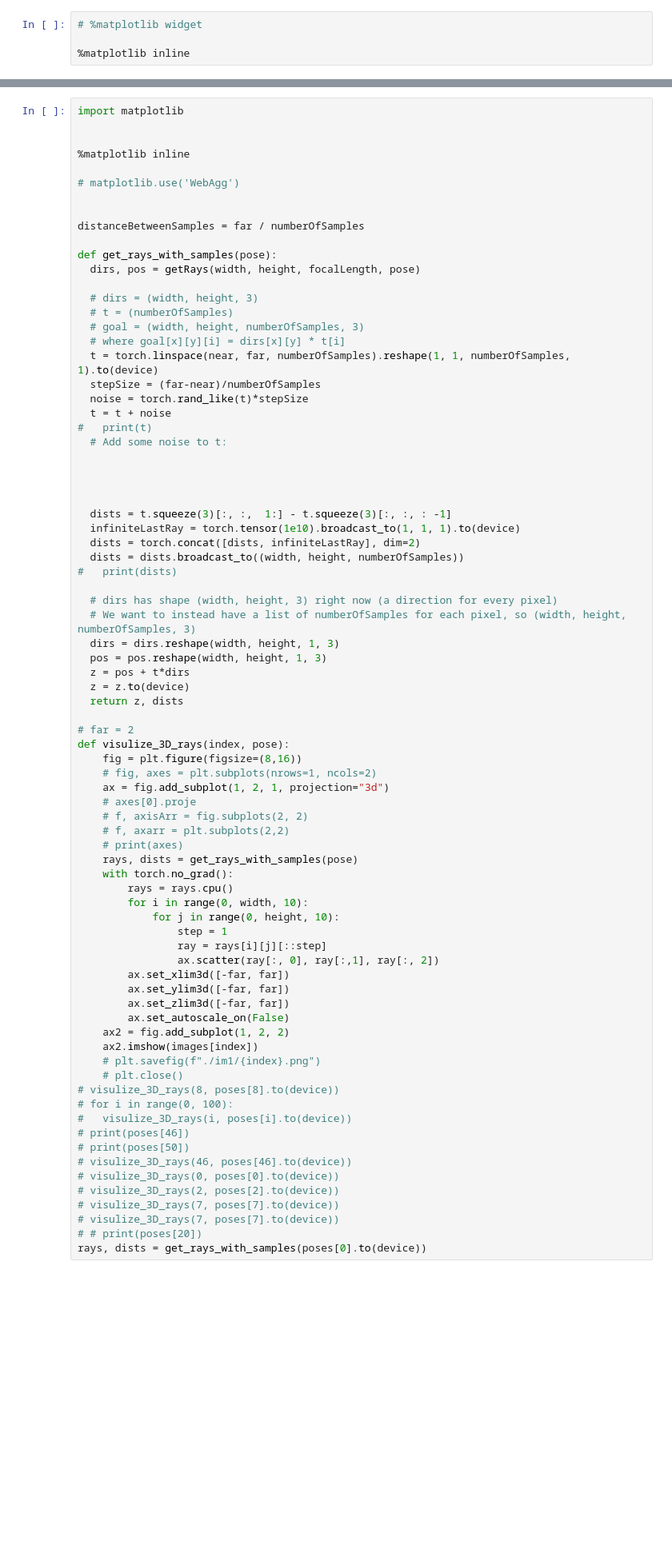
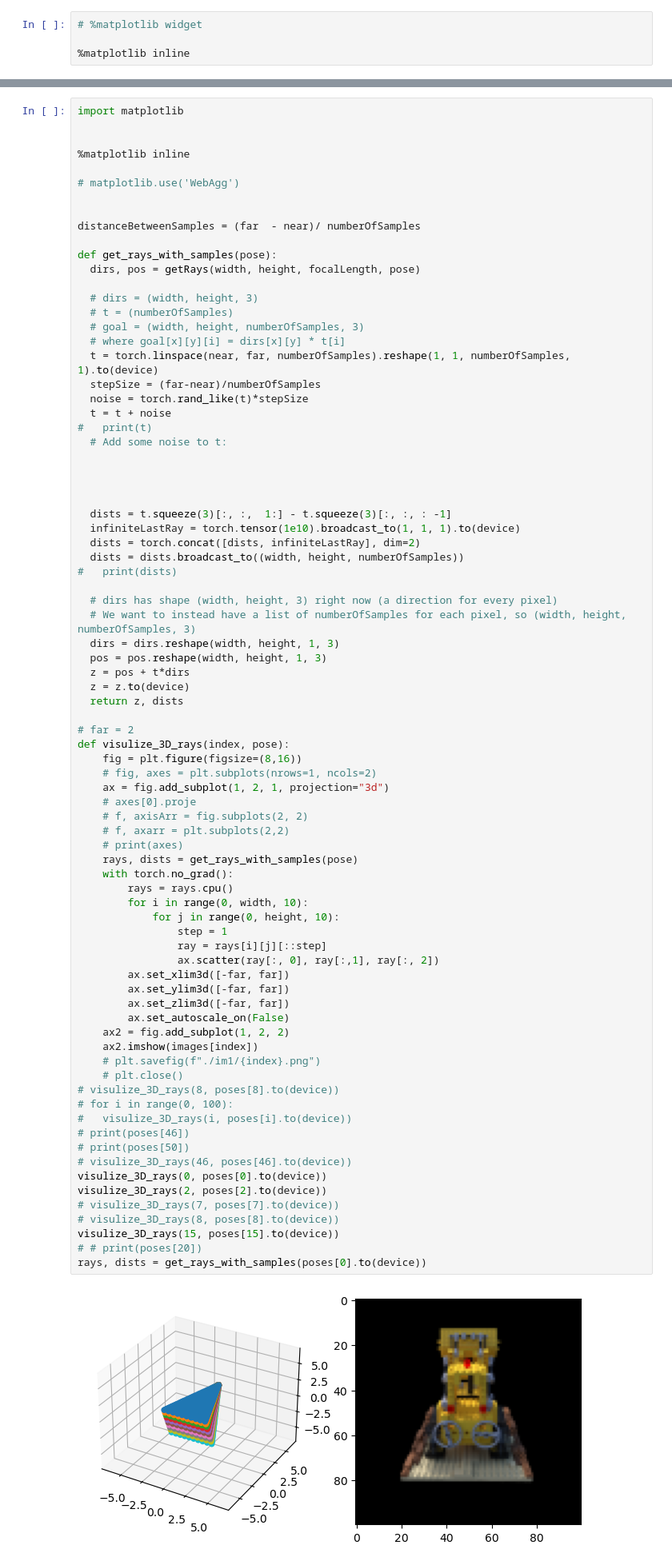
Before and after one commit to shahanneda/NeRfFromScratch, a Jupyter notebook: 3d_image.ipynb, the cells around one changed output, grey strips where cells are left out. Shown at 80% size. Drawn from its saved outputs; the diff is of its cells as text; blank space fills up the shorter version.

```diff
--- a/3d_image.ipynb
+++ b/3d_image.ipynb
@@ -134,7 +91,7 @@ import matplotlib
 # matplotlib.use('WebAgg')
 
 
-distanceBetweenSamples = far / numberOfSamples
+distanceBetweenSamples = (far  - near)/ numberOfSamples
 
 def get_rays_with_samples(pose):
   dirs, pos = getRays(width, height, focalLength, pose)
@@ -174,33 +131,36 @@ def visulize_3D_rays(index, pose):
     ax = fig.add_subplot(1, 2, 1, projection="3d")
     # axes[0].proje
     # f, axisArr = fig.subplots(2, 2)
     # f, axarr = plt.subplots(2,2)
     # print(axes)
     rays, dists = get_rays_with_samples(pose)
     with torch.no_grad():
         rays = rays.cpu()
         for i in range(0, width, 10):
             for j in range(0, height, 10):
                 step = 1
                 ray = rays[i][j][::step]
                 ax.scatter(ray[:, 0], ray[:,1], ray[:, 2])
         ax.set_xlim3d([-far, far])
         ax.set_ylim3d([-far, far])
         ax.set_zlim3d([-far, far])
         ax.set_autoscale_on(False)
     ax2 = fig.add_subplot(1, 2, 2)
     ax2.imshow(images[index])
     # plt.savefig(f"./im1/{index}.png")
     # plt.close()
 # visulize_3D_rays(8, poses[8].to(device))
 # for i in range(0, 100):
 #   visulize_3D_rays(i, poses[i].to(device))
 # print(poses[46])
 # print(poses[50])
 # visulize_3D_rays(46, poses[46].to(device))
-# visulize_3D_rays(0, poses[0].to(device))
-# visulize_3D_rays(2, poses[2].to(device))
+visulize_3D_rays(0, poses[0].to(device))
+visulize_3D_rays(2, poses[2].to(device))
 # visulize_3D_rays(7, poses[7].to(device))
-# visulize_3D_rays(7, poses[7].to(device))
+# visulize_3D_rays(8, poses[8].to(device))
+visulize_3D_rays(15, poses[15].to(device))
 # # print(poses[20])
 rays, dists = get_rays_with_samples(poses[0].to(device))
+# %% [output]
+[figure, added]
```
Also changed, not shown: parts of 18 cells of this notebook, 6 other files.
